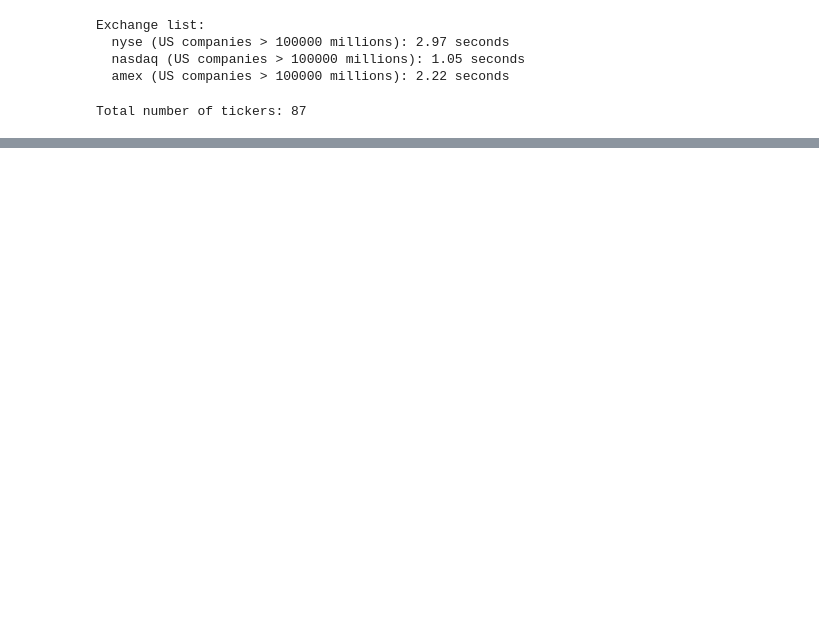
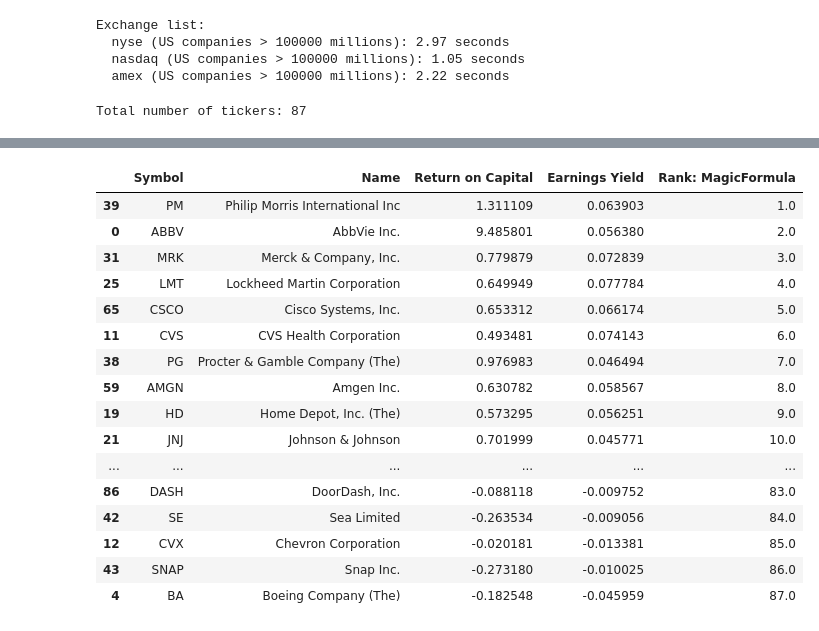
Before and after one commit to ntthuy11/good-companies-at-bargain-prices, a Jupyter notebook: main.ipynb, the cells around one changed output, grey strips where cells are left out. Drawn from its saved outputs; the diff is of its cells as text; code cells hidden in the pictures; blank space fills up the shorter version.

```diff
--- a/main.ipynb
+++ b/main.ipynb
@@ -773,7 +773,12 @@ Total number of tickers: 87
 
 LATEST_DATA_IDX = 0  # the first column of dataframe
 
-for ticker in tickers_usa_mktcap[0:2]:
+start_time_all = time.time()
+df_ranking = pd.DataFrame()
+
+for ticker in tickers_usa_mktcap:
+# for ticker in tickers_usa_mktcap[0:10]:
+# for ticker in tickers_usa_mktcap[-1:]:  # get 'DASH'
     company = yf.Ticker(ticker)
 
     start_time = time.time()
@@ -848,11 +853,32 @@ for ticker in tickers_usa_mktcap[0:2]:
     ebit = financials['Ebit']
 
     # return on capital
-    net_working_assets = balance_sheet['Total Current Assets'] - balance_sheet['Total Current Liabilities']
+    total_current_assets = balance_sheet['Total Current Assets']
+    total_current_liabilities = balance_sheet['Total Current Liabilities']
+    net_working_assets = total_current_assets - total_current_liabilities
     net_fixed_assets = balance_sheet['Property Plant Equipment']
     return_on_capital = ebit / (net_working_assets + net_fixed_assets)
 
     # earnings yield
     enterprise_value = info['enterpriseValue']
     earnings_yield = ebit/enterprise_value
+
+    # add the calculated values to a dataframe for ranking
+    df_dict = {'Symbol': ticker,
+               'Name': info['shortName'],
+               'EBIT (millions)': ebit / ONE_MILLION,
+               'Total Current Assets (millions)': total_current_assets / ONE_MILLION,
+               'Total Current Liabilities (millions)': total_current_liabilities / ONE_MILLION,
+               'Net Working Assets (millions)': net_working_assets / ONE_MILLION,
+               'Net Fixed Assets (millions)': net_fixed_assets / ONE_MILLION,
+               'Return on Capital': return_on_capital,
+               'Enterprise Value (millions)': enterprise_value / ONE_MILLION,
+               'Earnings Yield': earnings_yield}
+    df = pd.DataFrame(df_dict, index=['1'])
+
+    df_ranking = df_ranking.append(df, ignore_index=True)
+
+print('--- Total time: %.2f seconds' % (time.time() - start_time_all))
+
+df_ranking
 # %% [output]
@@ -860,0 +915,8 @@ Getting data for ABT... Done in 2.68 seconds!
+# %%
+df_ranking['Rank: ReturnOnCapital + EarningsYield'] = \
+    df_ranking['Return on Capital'].rank(ascending=False, na_option='bottom') + \
+    df_ranking['Earnings Yield'].rank(ascending=False, na_option='bottom')
+
+df_ranking['Rank: MagicFormula'] = df_ranking['Rank: ReturnOnCapital + EarningsYield'].rank(method='first')
+
+df_ranking
@@ -860,0 +937,24 @@ Getting data for ABT... Done in 2.68 seconds!
+# %%
+df_ranking_sorted = df_ranking.sort_values('Rank: MagicFormula').loc[:, \
+    ['Symbol', 'Name', 'Return on Capital', 'Earnings Yield', 'Rank: MagicFormula']]
+
+pd.set_option('max_rows', 100)
+df_ranking_sorted
+# %% [output]
+|  | Symbol | Name | Return on Capital | Earnings Yield | Rank: MagicFormula |
+| 39 | PM | Philip Morris International Inc | 1.311109 | 0.063903 | 1.0 |
+| 0 | ABBV | AbbVie Inc. | 9.485801 | 0.056380 | 2.0 |
+| 31 | MRK | Merck & Company, Inc. | 0.779879 | 0.072839 | 3.0 |
+| 25 | LMT | Lockheed Martin Corporation | 0.649949 | 0.077784 | 4.0 |
+| 65 | CSCO | Cisco Systems, Inc. | 0.653312 | 0.066174 | 5.0 |
+| 11 | CVS | CVS Health Corporation | 0.493481 | 0.074143 | 6.0 |
+| 38 | PG | Procter & Gamble Company (The) | 0.976983 | 0.046494 | 7.0 |
+| 59 | AMGN | Amgen Inc. | 0.630782 | 0.058567 | 8.0 |
+| 19 | HD | Home Depot, Inc. (The) | 0.573295 | 0.056251 | 9.0 |
+| 21 | JNJ | Johnson & Johnson | 0.701999 | 0.045771 | 10.0 |
+| ... | ... | ... | ... | ... | ... |
+| 86 | DASH | DoorDash, Inc. | -0.088118 | -0.009752 | 83.0 |
+| 42 | SE | Sea Limited | -0.263534 | -0.009056 | 84.0 |
+| 12 | CVX | Chevron Corporation | -0.020181 | -0.013381 | 85.0 |
+| 43 | SNAP | Snap Inc. | -0.273180 | -0.010025 | 86.0 |
+| 4 | BA | Boeing Company (The) | -0.182548 | -0.045959 | 87.0 |
```
Also changed, not shown: parts of 3 cells of this notebook.
